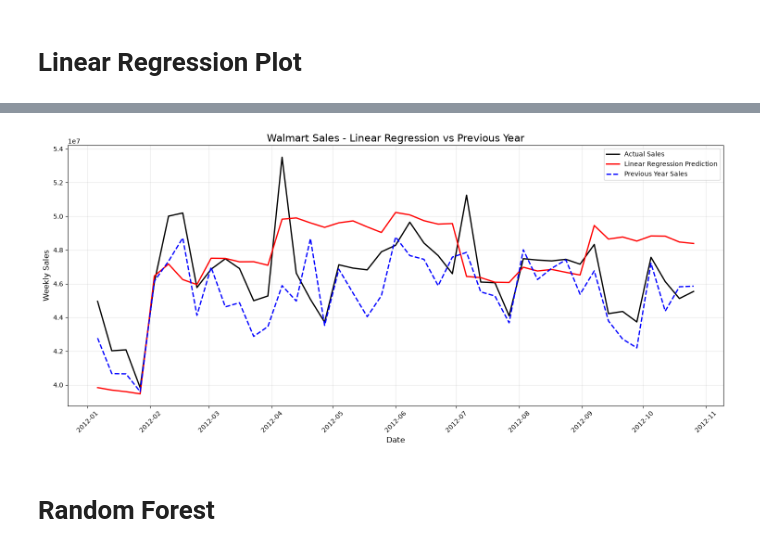
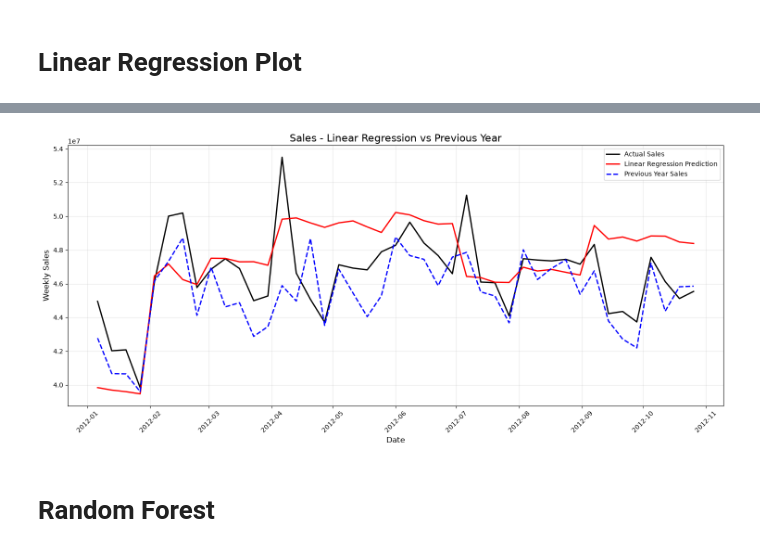
Before and after one commit to RogerWilliams2026/Project2-SalesAnalysis, a Jupyter notebook: jupyter_notebooks/Notebook_ML.ipynb, the cells around one changed output, grey strips where cells are left out. Drawn from its saved outputs; the diff is of its cells as text; code cells hidden in the pictures.

```diff
--- a/jupyter_notebooks/Notebook_ML.ipynb
+++ b/jupyter_notebooks/Notebook_ML.ipynb
@@ -430,7 +218,7 @@ R²:   -0.182
 # Walmart dataset dates are in US format in the original dataset
 # If your CSV contains dates such as 26/07/2013, use dayfirst=True.
 dfSalesDataML_Work["Date"] = pd.to_datetime(
-    dfSalesDataML_Work["Date"],
+    dfSalesDataML["Date"],
     dayfirst=True,
     errors="coerce"
 )
@@ -665,7 +453,7 @@ linear_regression_pipeline.pkl
 # ============================================================
 
 dfSalesDataML_Work["Date"] = pd.to_datetime(
-    dfSalesDataML_Work["Date"],
+    dfSalesDataML["Date"],
     dayfirst=True,
     errors="coerce"
 )
@@ -932,7 +720,7 @@ plt.plot(
 # ============================================================
 
 plt.title(
-    "Walmart Sales - Linear Regression vs Previous Year",
+    "Sales - Linear Regression vs Previous Year",
     fontsize=16
 )
 
@@ -997,6 +785,6 @@ Plot data:
 
 Missing previous-year values: 0
-[figure, old version]
+[figure, new version]
 # %% [markdown]
 # Random Forest
 # %%
```
Also changed, not shown: parts of 12 cells of this notebook, 34 other files.
